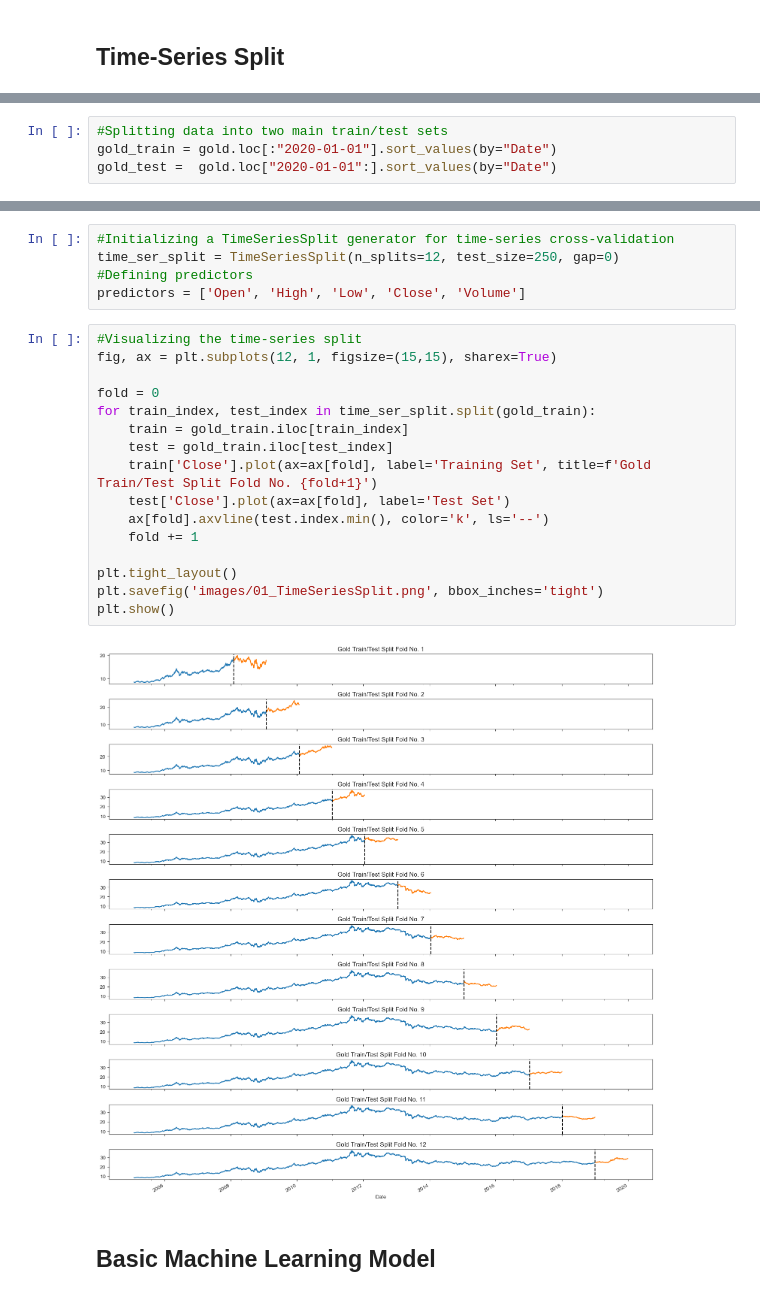
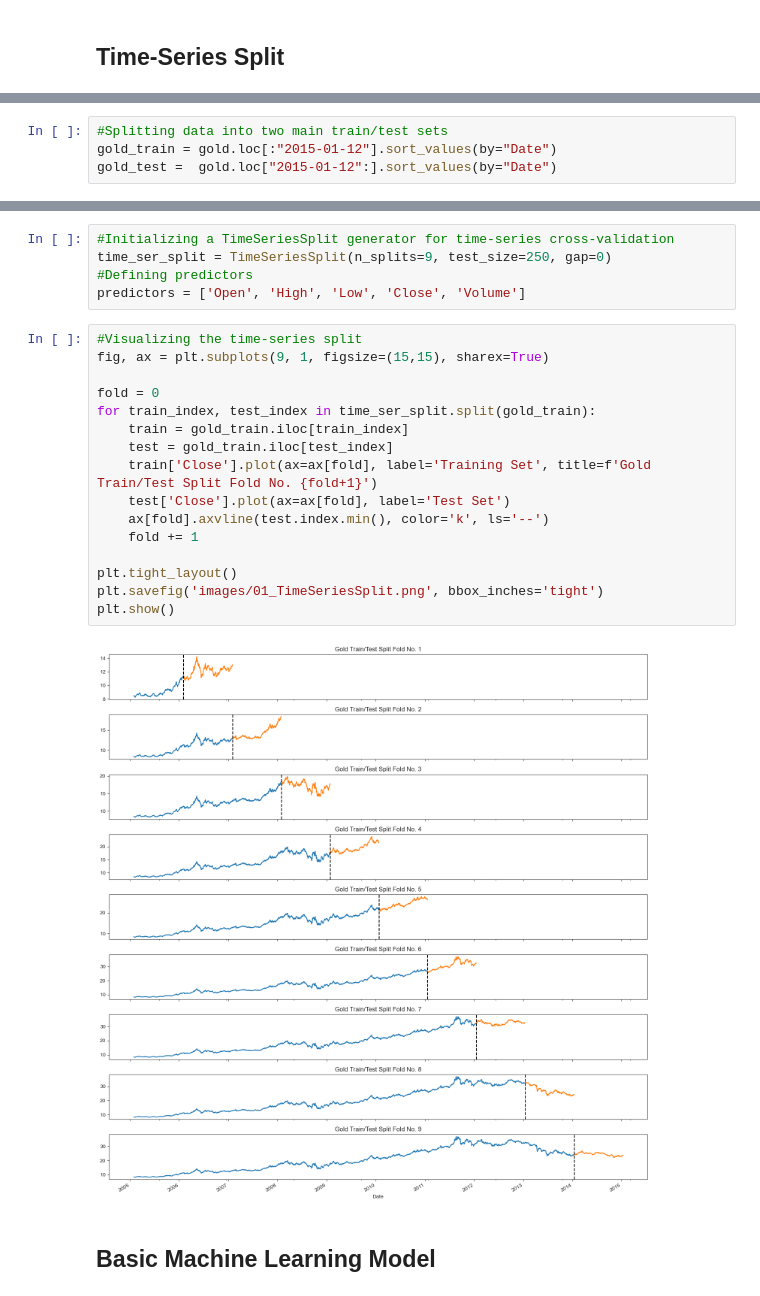
Before and after one commit to Gregoritsch3/ML_EDA_Classification_GoldPricePrediction, a Jupyter notebook: ML_EDA_GoldPricePrediction.ipynb, the cells around one changed output, grey strips where cells are left out. Saved outputs shown, nothing was run; the diff lists cells and outputs as text.

```diff
--- a/ML_EDA_GoldPricePrediction.ipynb
+++ b/ML_EDA_GoldPricePrediction.ipynb
@@ -103,7 +105,7 @@ Before doing a Time Series Split, we will split the data into the main train/tes
 # %%
 #Splitting data into two main train/test sets
-gold_train = gold.loc[:"2020-01-01"].sort_values(by="Date")
-gold_test =  gold.loc["2020-01-01":].sort_values(by="Date")
+gold_train = gold.loc[:"2015-01-12"].sort_values(by="Date")
+gold_test =  gold.loc["2015-01-12":].sort_values(by="Date")
 # %%
 gold_train
 # %% [output]
@@ -124,25 +126,25 @@ gold_train
 # %%
 #Initializing a TimeSeriesSplit generator for time-series cross-validation
-time_ser_split = TimeSeriesSplit(n_splits=12, test_size=250, gap=0)
+time_ser_split = TimeSeriesSplit(n_splits=9, test_size=250, gap=0)
 #Defining predictors
 predictors = ['Open', 'High', 'Low', 'Close', 'Volume']
 # %%
 #Visualizing the time-series split
-fig, ax = plt.subplots(12, 1, figsize=(15,15), sharex=True)
+fig, ax = plt.subplots(9, 1, figsize=(15,15), sharex=True)
 
 fold = 0
 for train_index, test_index in time_ser_split.split(gold_train):
     train = gold_train.iloc[train_index]
     test = gold_train.iloc[test_index]
     train['Close'].plot(ax=ax[fold], label='Training Set', title=f'Gold Train/Test Split Fold No. {fold+1}')
     test['Close'].plot(ax=ax[fold], label='Test Set')
     ax[fold].axvline(test.index.min(), color='k', ls='--')
     fold += 1
 
 plt.tight_layout()
 plt.savefig('images/01_TimeSeriesSplit.png', bbox_inches='tight')
 plt.show()
 # %% [output]
-[figure, old version]
+[figure, new version]
 # %% [markdown]
 ## Basic Machine Learning Model
```
Also changed, not shown: parts of 83 cells of this notebook, 1 other file.
